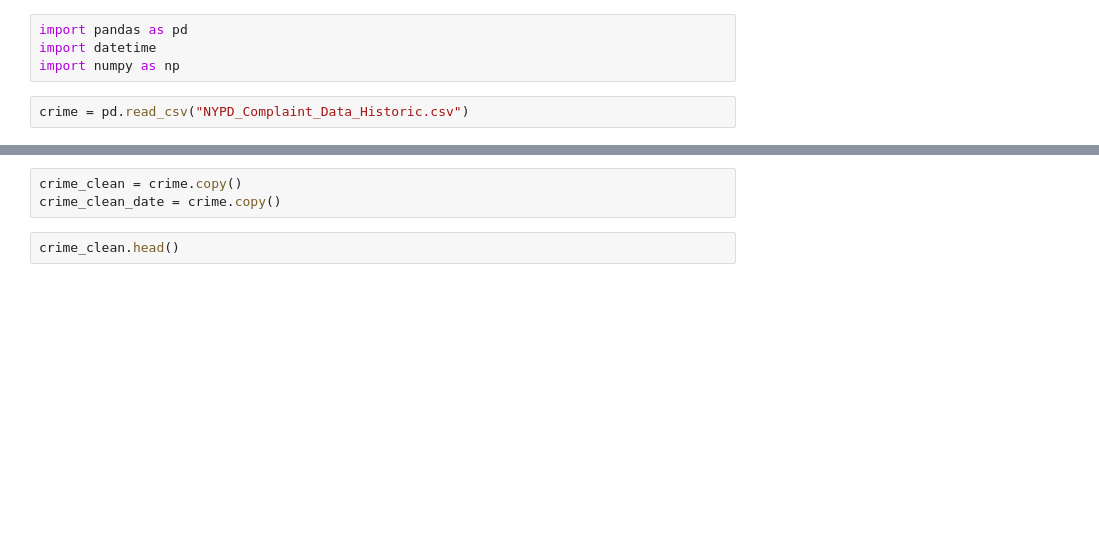
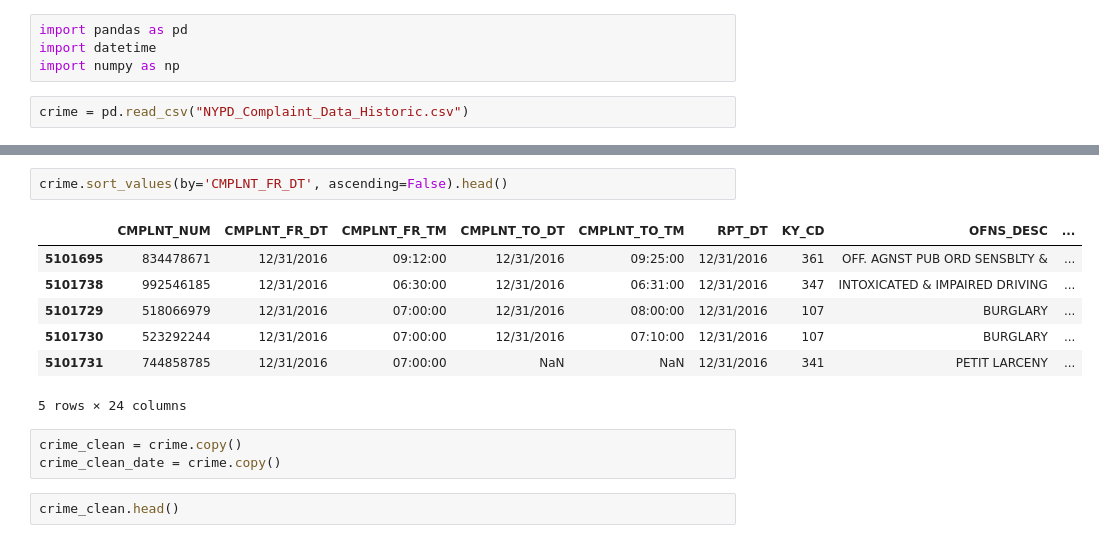
Before and after one commit to hw2312/fourcharsunder, a Jupyter notebook: crime/crime.ipynb, the cells around one changed output, grey strips where cells are left out. Drawn from its saved outputs; the diff is of its cells as text; blank space fills up the shorter version.

```diff
--- a/crime/crime.ipynb
+++ b/crime/crime.ipynb
@@ -9,3 +19,13 @@ crime = pd.read_csv("NYPD_Complaint_Data_Historic.csv")
+# %%
+crime.sort_values(by='CMPLNT_FR_DT', ascending=False).head()
+# %% [output]
+|  | CMPLNT_NUM | CMPLNT_FR_DT | CMPLNT_FR_TM | CMPLNT_TO_DT | CMPLNT_TO_TM | RPT_DT | KY_CD | OFNS_DESC | ... |
+| 5101695 | 834478671 | 12/31/2016 | 09:12:00 | 12/31/2016 | 09:25:00 | 12/31/2016 | 361 | OFF. AGNST PUB ORD SENSBLTY & | ... |
+| 5101738 | 992546185 | 12/31/2016 | 06:30:00 | 12/31/2016 | 06:31:00 | 12/31/2016 | 347 | INTOXICATED & IMPAIRED DRIVING | ... |
+| 5101729 | 518066979 | 12/31/2016 | 07:00:00 | 12/31/2016 | 08:00:00 | 12/31/2016 | 107 | BURGLARY | ... |
+| 5101730 | 523292244 | 12/31/2016 | 07:00:00 | 12/31/2016 | 07:10:00 | 12/31/2016 | 107 | BURGLARY | ... |
+| 5101731 | 744858785 | 12/31/2016 | 07:00:00 | NaN | NaN | 12/31/2016 | 341 | PETIT LARCENY | ... |
+5 rows × 24 columns
 # %%
 crime_clean = crime.copy()
 crime_clean_date = crime.copy()
```
Also changed, not shown: parts of 14 cells of this notebook.
